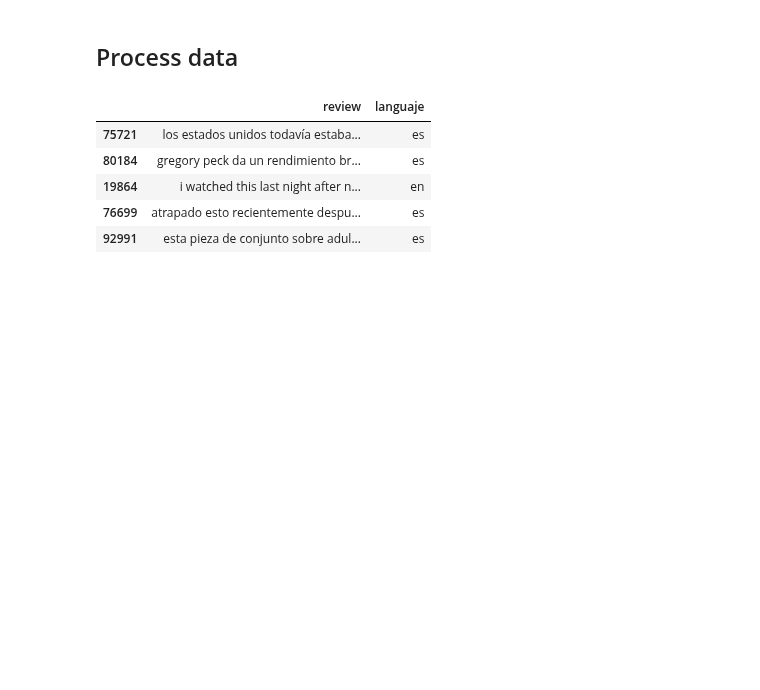
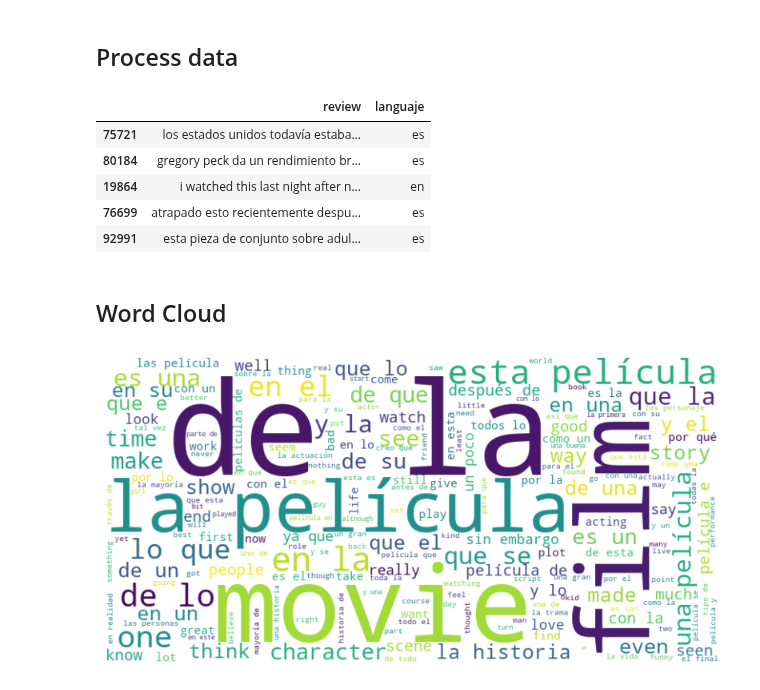
Before and after one commit to armadrigal/movie-review-opinion-analysis-and-language-detection, a Jupyter notebook: Language detector.ipynb, the cells around one changed output. Saved outputs shown, nothing was run; the diff lists cells and outputs as text; code cells hidden in the pictures; blank space fills up the shorter version.

```diff
--- a/Language detector.ipynb
+++ b/Language detector.ipynb
@@ -50,6 +52,12 @@ df.head()
 | 92991 | Esta pieza de conjunto sobre adul... | es |
 # %% [markdown]
 ## Process data
+# %%
+def cleaning_sentence(sentence):
+    sentence = re.sub(r'[^a-zA-ZáéíóúñÁÉÍÓÚÑ\s\'-]', ' ', sentence)
+    sentence = sentence.lower().strip()
+    sentence = re.sub(r'\s+', ' ', sentence)
+    return sentence
 # %%
 def cleaning_sentence_es(sentence):
     sentence = re.sub(r'[^a-zA-ZáéíóúñÁÉÍÓÚÑ ]', '', sentence)
@@ -77,3 +79,6 @@ df['review'][df['languaje'] == 'en'] \
+# %%
+df['review'] = df['review'].apply(cleaning_sentence)
+tokenized_sentences = tokenized_sentences(df['review'])
 # %%
 df.head()
 # %% [output]
@@ -83,3 +88,15 @@ df.head()
 | 19864 | i watched this last night after n... | en |
 | 76699 | atrapado esto recientemente despu... | es |
 | 92991 | esta pieza de conjunto sobre adul... | es |
+# %% [markdown]
+## Word Cloud
+# %%
+corpus = ' '.join(df['review'].to_list())
+wordcloud = WordCloud(width=800, height=400, background_color='white').generate(corpus)
+# %%
+plt.figure(figsize=(10, 5))
+plt.imshow(wordcloud, interpolation='bilinear')
+plt.axis('off')
+plt.show()
+# %% [output]
+[figure, added]
```
Also changed, not shown: parts of 3 cells of this notebook.
